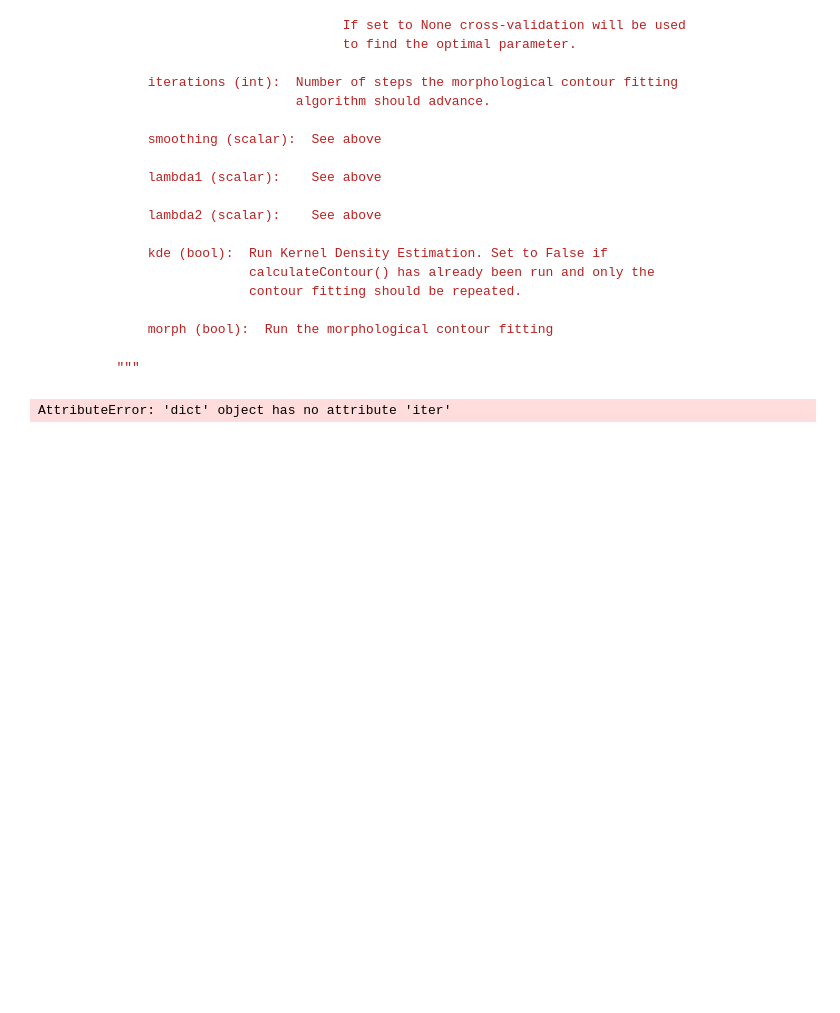
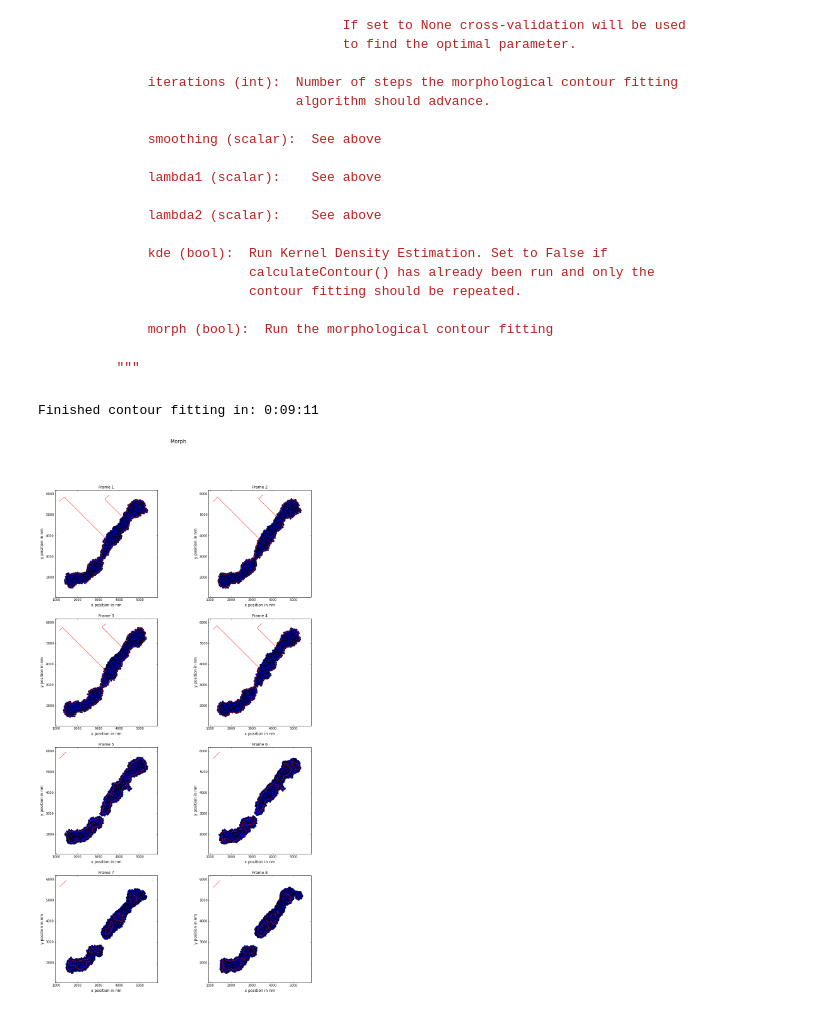
Before and after one commit to nberliner/PointObject, a Jupyter notebook: examples/A short introduction to PointObject.ipynb, the cells around one changed output. Drawn from its saved outputs; the diff is of its cells as text; code cells hidden in the pictures; blank space fills up the shorter version.

````diff
--- a/examples/A short introduction to PointObject.ipynb
+++ b/examples/A short introduction to PointObject.ipynb
@@ -340,7 +348,11 @@ Here the docstring:
         """
 ```
 # %%
-mito.calculateContour(smoothing=2, lambda1=1, lambda2=3, kde=False, iterations=2000)
+mito.calculateContour(smoothing=1, lambda1=1, lambda2=3, kde=False, iterations=2000)
 # %% [output]
-AttributeError: 'dict' object has no attribute 'iter'
+Finished contour fitting in: 0:09:11
+# %%
+mito.contour._plotMorph() # Remove in the next run!!!
+# %% [output]
+[figure, added]
 # %% [markdown]
````
Also changed, not shown: parts of 26 cells of this notebook.
